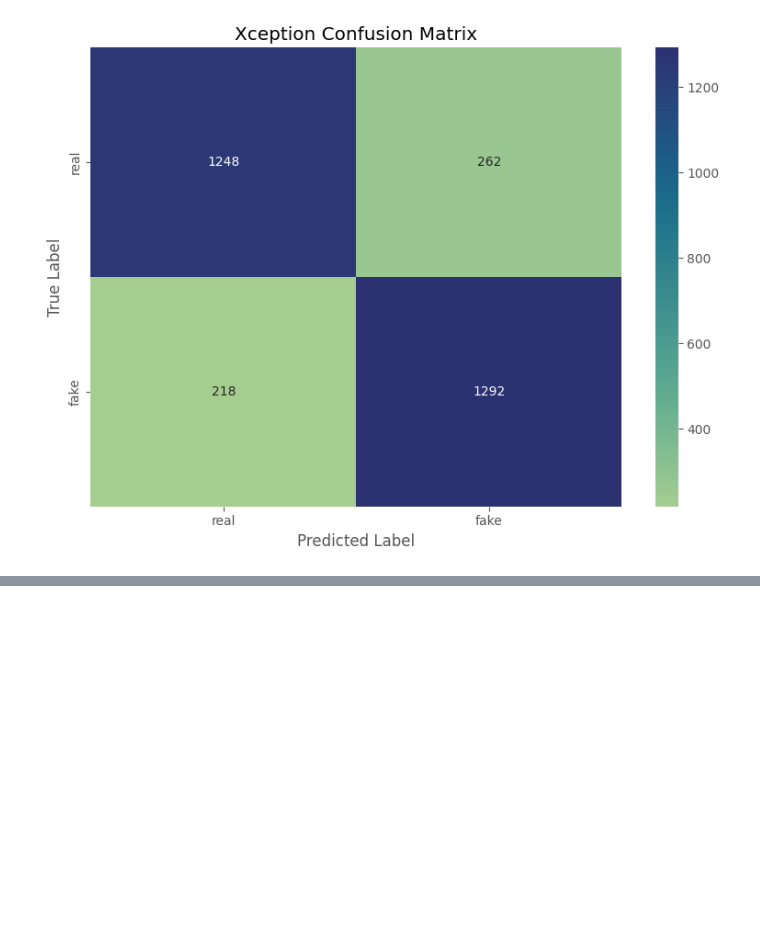
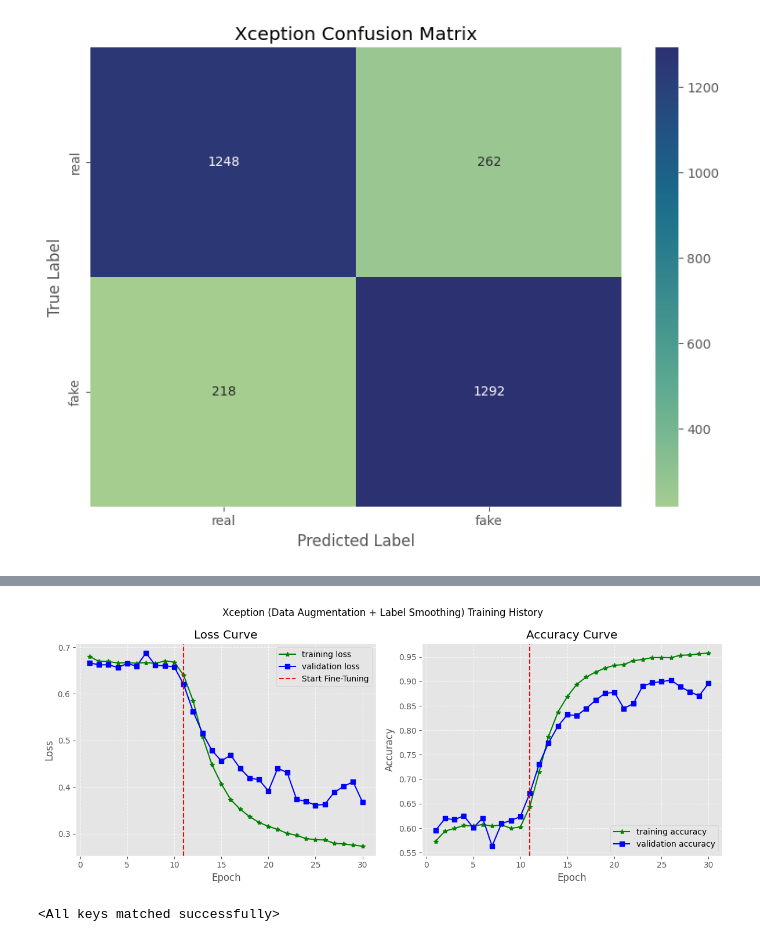
Before and after one commit to DangCongKhai/deep_fake_detection, a Jupyter notebook: notebooks/xception_image_classification.ipynb, the cells around one changed output, grey strips where cells are left out. Saved outputs shown, nothing was run; the diff lists cells and outputs as text; code cells hidden in the pictures; blank space fills up the shorter version.

Commit message:
feat: test unfreezing all layers in xception

```diff
--- a/notebooks/xception_image_classification.ipynb
+++ b/notebooks/xception_image_classification.ipynb
@@ -678,0 +721,30 @@ weighted avg       0.84      0.84      0.84      3020
+# %%
+TOTAL_EPOCHS = EPOCHS_STAGE_1 + EPOCHS_STAGE_2
+model_save_path = f"{project_root}/model_checkpoints/best_{MODEL_NAME}_{TASK_NAME}_finetuned.pth"
+
+print(f"Training configuration for stage 2: LR = {LR_STAGE_2}, EPOCHS = {EPOCHS_STAGE_2}")
+for epoch in range(EPOCHS_STAGE_1, TOTAL_EPOCHS):
+    train_loss, train_acc = train_one_epoch(model, train_loader, criterion, optimizer, DEVICE)
+    valid_loss, valid_acc, valid_f1, valid_auc = evaluate(model, val_loader, criterion, DEVICE)
+
+    print(f"[{epoch + 1}/{TOTAL_EPOCHS} (Fine-Tune)] train_acc: {train_acc:.4f} - train_loss: {train_loss:.4f} - valid_acc: {valid_acc:.4f} - valid_loss: {valid_loss:.4f}")
+
+    # Record metrics
+    history_aug["train_losses"].append(train_loss)
+    history_aug["val_losses"].append(valid_loss)
+    history_aug["train_accuracy"].append(train_acc)
+    history_aug["val_accuracy"].append(valid_acc)
+    history_aug["val_f1"].append(valid_f1)
+    history_aug["val_auc"].append(valid_auc)
+
+    # Save Best Model (based on Accuracy)
+    if valid_acc > best_acc:
+        best_acc = valid_acc
+        save_checkpoint(model, optimizer, model_save_path)
+
+        # Update best stats
+        history_aug["best_accuracy"] = best_acc
+        history_aug["best_epoch"] = epoch + 1
+        history_aug["MODEL_SAVED_PATH"] = model_save_path
+
+    print(f"\t- [current best] epoch: {history_aug['best_epoch']} - acc: {history_aug['best_accuracy']:.4f}\n")
@@ -678,0 +785,17 @@ weighted avg       0.84      0.84      0.84      3020
+# %%
+model_saved_name = f"{project_root}/results/{MODEL_NAME}_augmentation_finetuned_full_model_{TASK_NAME}"
+plot_history(
+    history_aug,
+    "Xception (Data Augmentation + Label Smoothing) Training History",
+    f"{model_saved_name}.png",
+    start_finetuned_epoch=EPOCHS_STAGE_1 + 1
+
+)
+# %% [output]
+[figure, added]
+# %%
+# Load the model again
+checkpoint = torch.load(model_save_path)
+model.load_state_dict(checkpoint["state_dict"])
+# %% [output]
+<All keys matched successfully>
```
Also changed, not shown: parts of 10 cells of this notebook.
